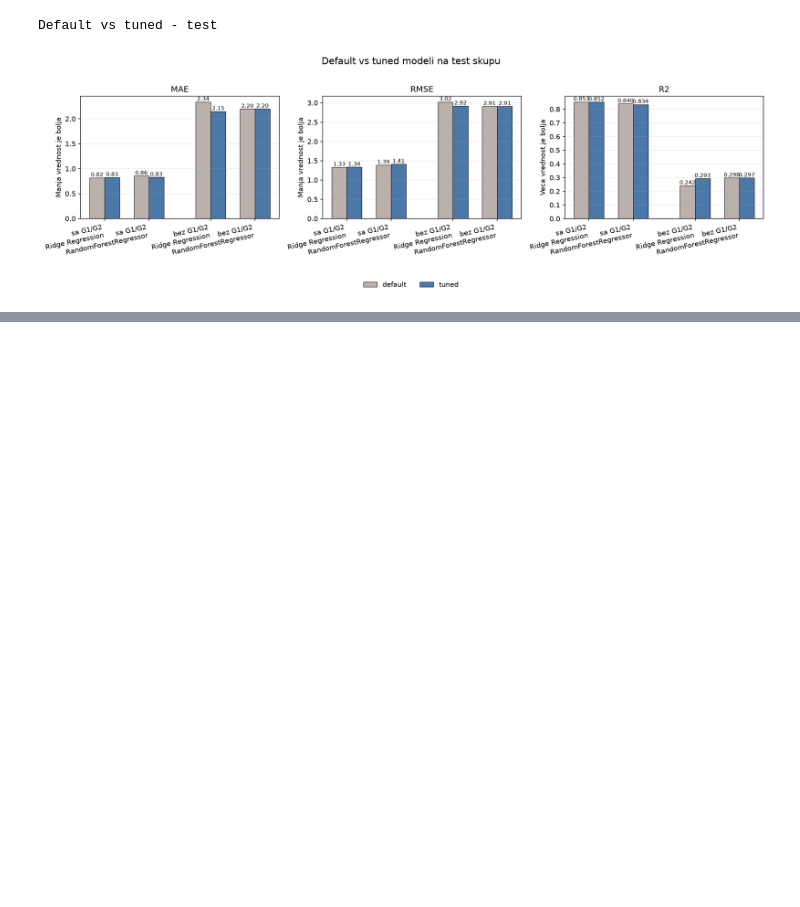
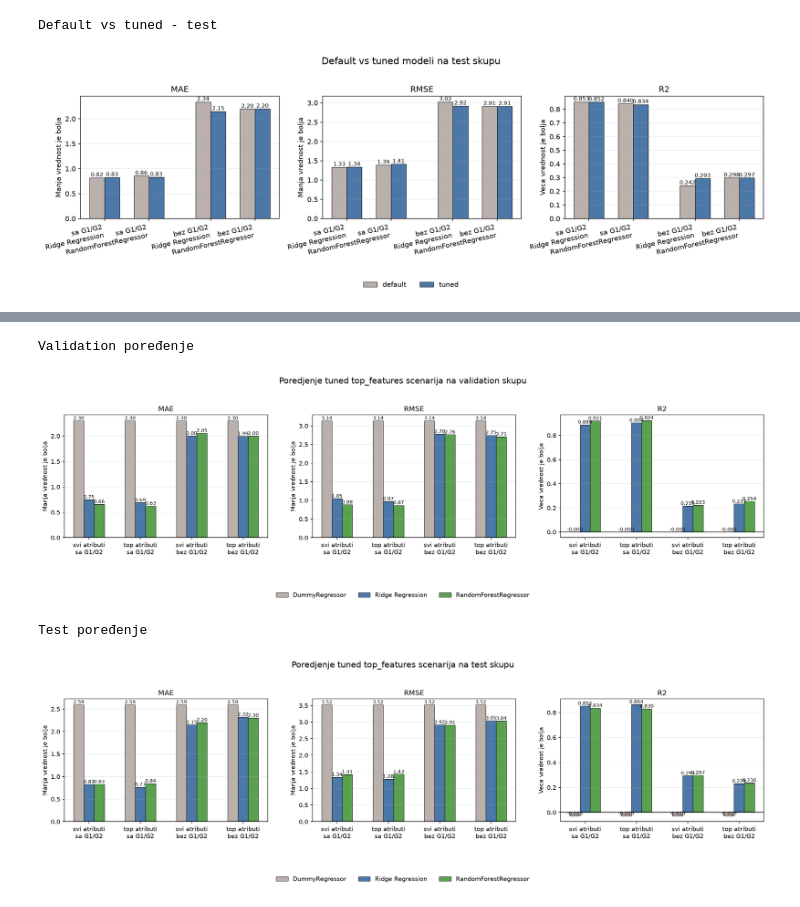
Before and after one commit to fuuukss/StudentPerformancePredict, a Jupyter notebook: docs/student_performance_walkthrough.ipynb, the cells around one changed output, grey strips where cells are left out. Drawn from its saved outputs; the diff is of its cells as text; code cells hidden in the pictures; blank space fills up the shorter version.

```diff
--- a/docs/student_performance_walkthrough.ipynb
+++ b/docs/student_performance_walkthrough.ipynb
@@ -573,19 +489,3 @@ Ova Ä‡elija prikazuje postojeÄ‡i `split_report.csv`. U njemu se vidi kolik
 # %%
-from pathlib import Path
-import pandas as pd
-
-PROJECT_ROOT = Path.cwd()
-if not (PROJECT_ROOT / "data").exists():
-    PROJECT_ROOT = PROJECT_ROOT.parent
-
-DATA_PATH = PROJECT_ROOT / "data" / "raw" / "student-por.csv"
-STEP01_LOGS_DIR = PROJECT_ROOT / "data" / "logs" / "step01_data_preparation"
-STEP02_LOGS_DIR = PROJECT_ROOT / "data" / "logs" / "step02_eda"
-STEP02_GRAPHS_DIR = PROJECT_ROOT / "data" / "graphs" / "step02_eda"
-STEP03_LOGS_DIR = PROJECT_ROOT / "data" / "logs" / "step03_data_split"
-STEP04_LOGS_DIR = PROJECT_ROOT / "data" / "logs" / "step04_model_training"
-STEP05_GRAPHS_DIR = PROJECT_ROOT / "data" / "graphs" / "step05_model_comparison"
-STEP06_LOGS_DIR = PROJECT_ROOT / "data" / "logs" / "step06_hyperparameter_tuning"
-
 split_report = pd.read_csv(STEP03_LOGS_DIR / "split_report.csv")
 split_report
@@ -647,20 +563,4 @@
 # %%
-from pathlib import Path
-import pandas as pd
-
-PROJECT_ROOT = Path.cwd()
-if not (PROJECT_ROOT / "data").exists():
-    PROJECT_ROOT = PROJECT_ROOT.parent
-
-DATA_PATH = PROJECT_ROOT / "data" / "raw" / "student-por.csv"
-STEP01_LOGS_DIR = PROJECT_ROOT / "data" / "logs" / "step01_data_preparation"
-STEP02_LOGS_DIR = PROJECT_ROOT / "data" / "logs" / "step02_eda"
-STEP02_GRAPHS_DIR = PROJECT_ROOT / "data" / "graphs" / "step02_eda"
-STEP03_LOGS_DIR = PROJECT_ROOT / "data" / "logs" / "step03_data_split"
-STEP04_LOGS_DIR = PROJECT_ROOT / "data" / "logs" / "step04_model_training"
-STEP05_GRAPHS_DIR = PROJECT_ROOT / "data" / "graphs" / "step05_model_comparison"
-STEP06_LOGS_DIR = PROJECT_ROOT / "data" / "logs" / "step06_hyperparameter_tuning"
-
 model_comparison_report = pd.read_csv(STEP04_LOGS_DIR / "model_comparison_report.csv")
 model_comparison_report
 # %% [output]
@@ -1023,12 +898,15 @@ SledeÄ‡e Ä‡elije prikazuju validation i test poreÄ‘enje modela za sva
 # %%
-from IPython.display import Image, display
-
 step09_graph_paths = [
-    ("Validation poreÄ‘enje", STEP09_GRAPHS_DIR / "validation_top_features_comparison.png"),
-    ("Test poreÄ‘enje", STEP09_GRAPHS_DIR / "test_top_features_comparison.png"),
+    ("Validation poređenje", STEP09_GRAPHS_DIR / "validation_top_features_comparison.png"),
+    ("Test poređenje", STEP09_GRAPHS_DIR / "test_top_features_comparison.png"),
 ]
 
 for title, graph_path in step09_graph_paths:
     print(title)
     display(Image(filename=str(graph_path)))
+# %% [output]
+Validation poređenje
+[figure, added]
+Test poređenje
+[figure, added]
 # %% [markdown]
```
Also changed, not shown: parts of 104 cells of this notebook.
